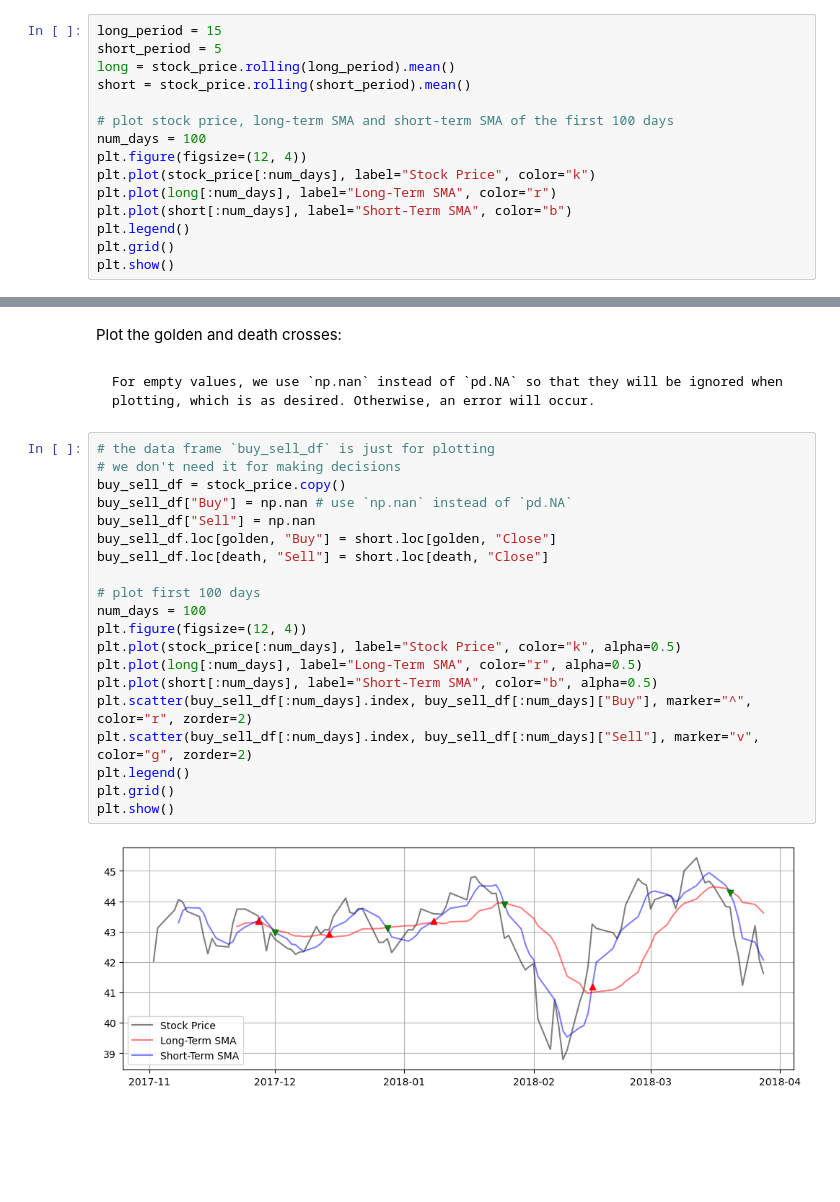
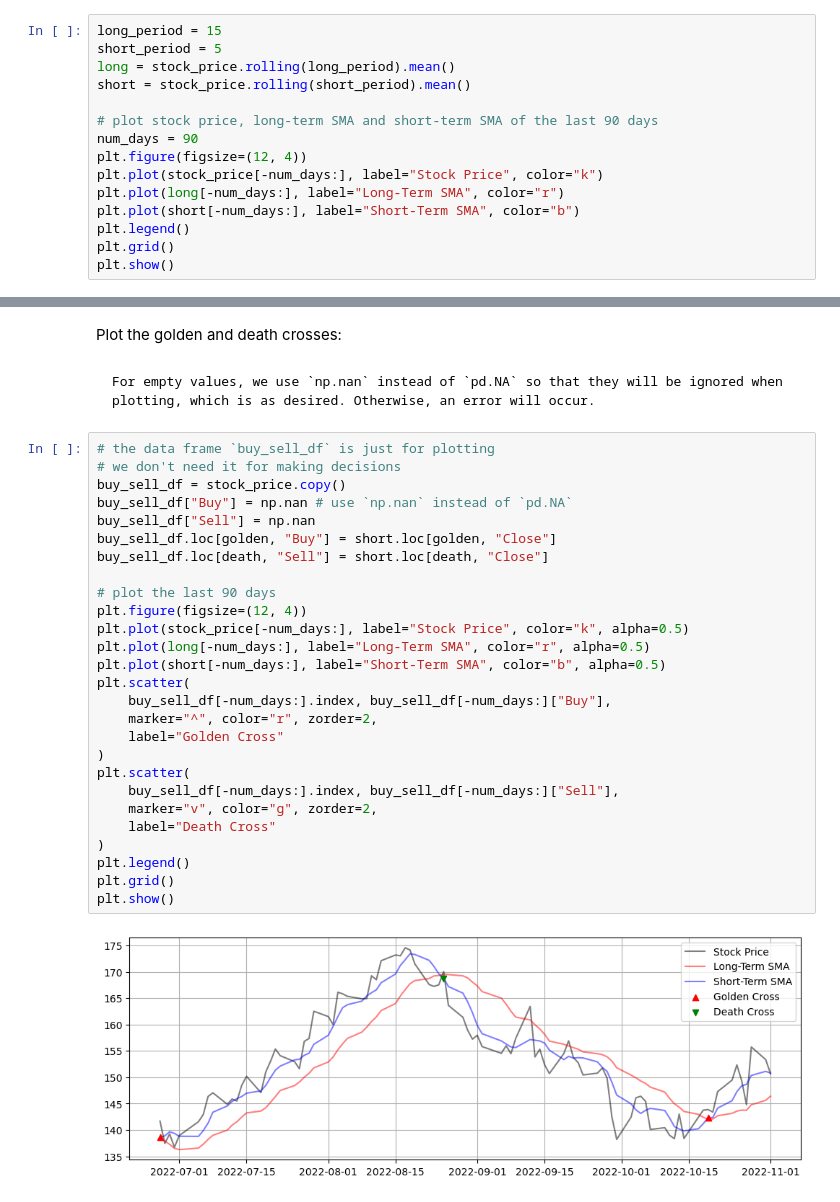
Before and after one commit to Isaac-Fate/stox, a Jupyter notebook: _sources/trading-strategy/simple-moving-average.ipynb, the cells around one changed output, grey strips where cells are left out. Saved outputs shown, nothing was run; the diff lists cells and outputs as text; blank space fills up the shorter version.

````diff
--- a/_sources/trading-strategy/simple-moving-average.ipynb
+++ b/_sources/trading-strategy/simple-moving-average.ipynb
@@ -35,12 +39,12 @@ short_period = 5
 long = stock_price.rolling(long_period).mean()
 short = stock_price.rolling(short_period).mean()
 
-# plot stock price, long-term SMA and short-term SMA of the first 100 days
-num_days = 100
+# plot stock price, long-term SMA and short-term SMA of the last 90 days
+num_days = 90
 plt.figure(figsize=(12, 4))
-plt.plot(stock_price[:num_days], label="Stock Price", color="k")
-plt.plot(long[:num_days], label="Long-Term SMA", color="r")
-plt.plot(short[:num_days], label="Short-Term SMA", color="b")
+plt.plot(stock_price[-num_days:], label="Stock Price", color="k")
+plt.plot(long[-num_days:], label="Long-Term SMA", color="r")
+plt.plot(short[-num_days:], label="Short-Term SMA", color="b")
 plt.legend()
 plt.grid()
 plt.show()
@@ -97,28 +101,35 @@ Death cross: DatetimeIndex(['2017-12-01', '2017-12-28', '2018-01-25', '2018-03-2
 # %% [markdown]
 Plot the golden and death crosses:
 # %% [markdown]
-```{note}
+```{tip}
 For empty values, we use `np.nan` instead of `pd.NA` so that they will be ignored when plotting, which is as desired. Otherwise, an error will occur.
 ```
 # %%
 # the data frame `buy_sell_df` is just for plotting
 # we don't need it for making decisions
 buy_sell_df = stock_price.copy()
 buy_sell_df["Buy"] = np.nan # use `np.nan` instead of `pd.NA`
 buy_sell_df["Sell"] = np.nan
 buy_sell_df.loc[golden, "Buy"] = short.loc[golden, "Close"]
 buy_sell_df.loc[death, "Sell"] = short.loc[death, "Close"]
 
-# plot first 100 days
-num_days = 100
+# plot the last 90 days
 plt.figure(figsize=(12, 4))
-plt.plot(stock_price[:num_days], label="Stock Price", color="k", alpha=0.5)
-plt.plot(long[:num_days], label="Long-Term SMA", color="r", alpha=0.5)
-plt.plot(short[:num_days], label="Short-Term SMA", color="b", alpha=0.5)
-plt.scatter(buy_sell_df[:num_days].index, buy_sell_df[:num_days]["Buy"], marker="^", color="r", zorder=2)
-plt.scatter(buy_sell_df[:num_days].index, buy_sell_df[:num_days]["Sell"], marker="v", color="g", zorder=2)
+plt.plot(stock_price[-num_days:], label="Stock Price", color="k", alpha=0.5)
+plt.plot(long[-num_days:], label="Long-Term SMA", color="r", alpha=0.5)
+plt.plot(short[-num_days:], label="Short-Term SMA", color="b", alpha=0.5)
+plt.scatter(
+    buy_sell_df[-num_days:].index, buy_sell_df[-num_days:]["Buy"],
+    marker="^", color="r", zorder=2,
+    label="Golden Cross"
+)
+plt.scatter(
+    buy_sell_df[-num_days:].index, buy_sell_df[-num_days:]["Sell"],
+    marker="v", color="g", zorder=2,
+    label="Death Cross"
+)
 plt.legend()
 plt.grid()
 plt.show()
 # %% [output]
-[figure, old version]
+[figure, new version]
````
Also changed, not shown: parts of 16 cells of this notebook, 4 other files.
